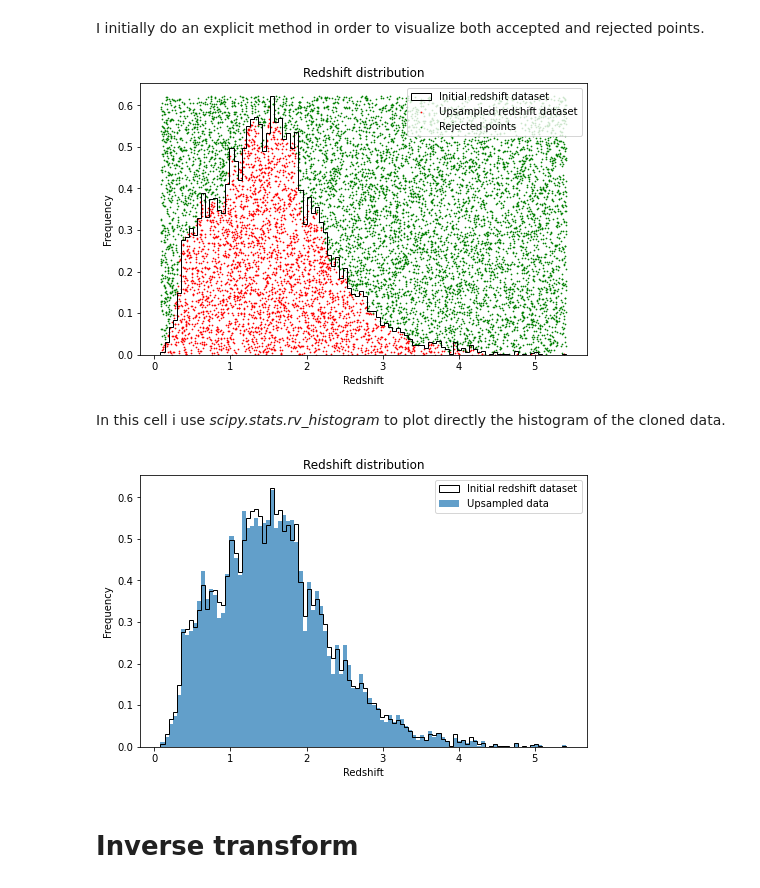
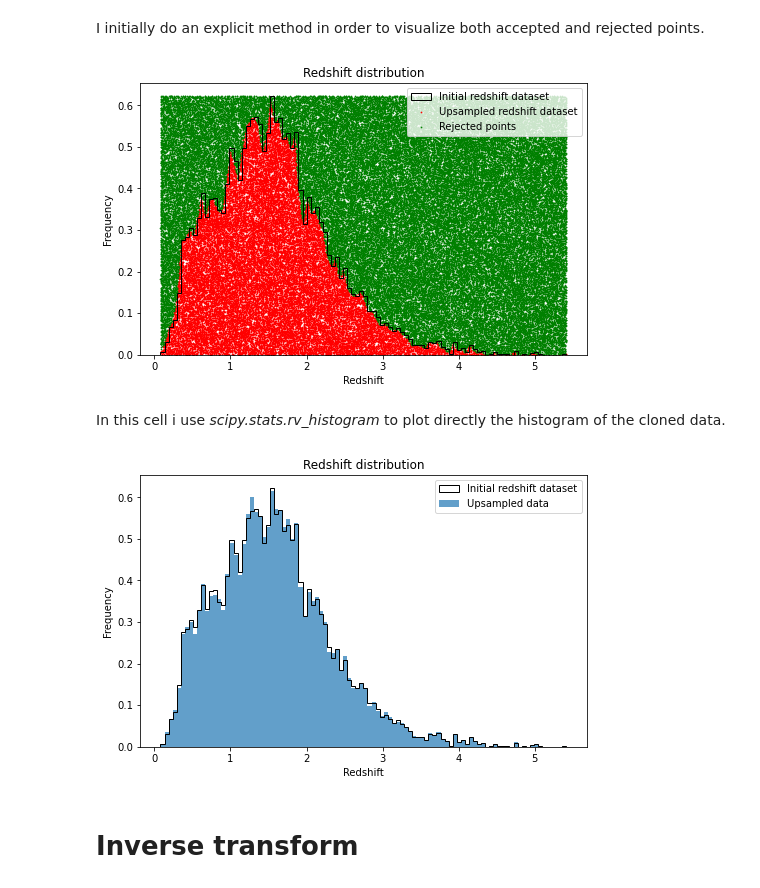
Before and after one commit to LorenzoVigan56/astrostatistics_bicocca_2024, a Jupyter notebook: working/L04_CloningQSOs.ipynb, the cells around one changed output. Cells and saved outputs as stored; diff of their text form; code cells hidden in the pictures.

```diff
--- a/working/L04_CloningQSOs.ipynb
+++ b/working/L04_CloningQSOs.ipynb
@@ -39,42 +39,42 @@ def rejection_sampling(N):
     accepted_x = []
     accepted_y = []
     rejected_x = []
     rejected_y = []
     for i in x:   #i -> pointer for the x array
         y_max = np.interp(i, bins[:-1], hist)
         j = np.random.uniform(0, max(hist)) #j -> pointer for the y array
         if j < y_max:
             accepted_x.append(i)
             accepted_y.append(j)
         else:
             rejected_x.append(i)
             rejected_y.append(j)
 
     return np.array(accepted_x), np.array(accepted_y), np.array(rejected_x), np.array(rejected_y)
 
-upsampled_x, upsampled_y, rej_x, rej_y = rejection_sampling(10000)
+upsampled_x, upsampled_y, rej_x, rej_y = rejection_sampling(100000)
 
 plt.figure(figsize=(8, 5))
 
 plt.hist(z, bins=bins, density=True, histtype = 'step', color = 'black', label='Initial redshift dataset')
 
 plt.scatter(upsampled_x, upsampled_y, color='red', marker = '.', s=2, alpha = 1, label='Upsampled redshift dataset')
 plt.scatter(rej_x, rej_y, color='green', marker = '.', s=2, alpha = 1, label='Rejected points')
 
 plt.title('Redshift distribution')
 plt.xlabel('Redshift')
 plt.ylabel('Frequency')
 plt.legend(loc='upper right')
 plt.show()
 # %% [output]
-[figure, old version]
+[figure, new version]
 # %% [markdown]
 In this cell i use *scipy.stats.rv_histogram* to plot directly the histogram of the cloned data.
 # %%
 plt.figure(figsize=(8, 5))
 
 plt.hist(z, bins=bins, density=True, histtype = 'step', color = 'black', label='Initial redshift dataset')
-plt.hist((scipy.stats.rv_histogram((hist, bins))).rvs(size=10000), bins=bins, density=True, alpha=0.7, label='Upsampled data')
+plt.hist((scipy.stats.rv_histogram((hist, bins))).rvs(size=100000), bins=bins, density=True, alpha=0.7, label='Upsampled data')
 
 plt.title('Redshift distribution')
 plt.xlabel('Redshift')
@@ -82,7 +82,7 @@ plt.ylabel('Frequency')
 plt.legend()
 plt.show()
 # %% [output]
-[figure, old version]
+[figure, new version]
 # %% [markdown]
 # Inverse transform
 # %%
```
Also changed, not shown: parts of 2 cells of this notebook, 1 other file.
